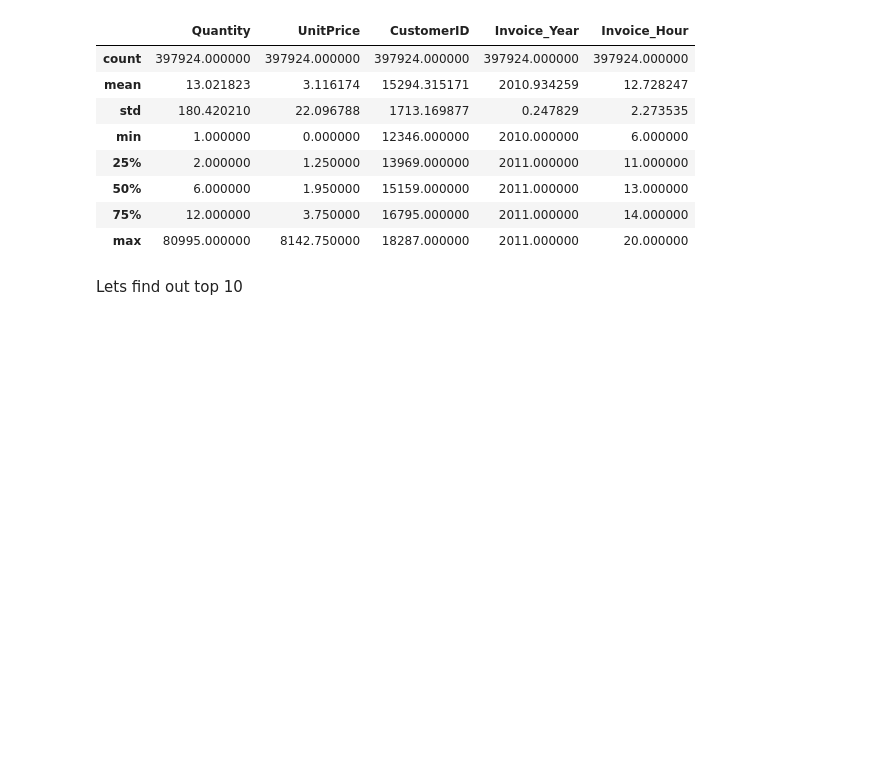
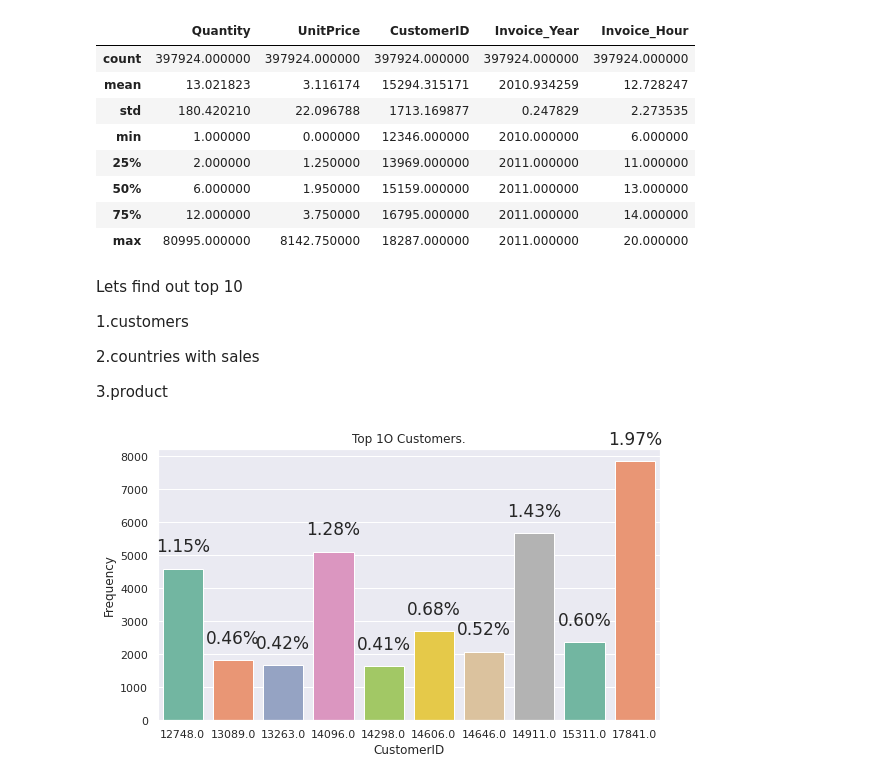
Before and after one commit to DrKamaleshR/Customersegmentation-unsupervised, a Jupyter notebook: Online_Retail_Customer_Segmentation_Capstone_Project.ipynb, the cells around one changed output. Saved outputs shown, nothing was run; the diff lists cells and outputs as text; code cells hidden in the pictures; blank space fills up the shorter version.

```diff
--- a/Online_Retail_Customer_Segmentation_Capstone_Project.ipynb
+++ b/Online_Retail_Customer_Segmentation_Capstone_Project.ipynb
@@ -203,3 +203,23 @@ CS2.describe()
 | max | 80995.000000 | 8142.750000 | 18287.000000 | 2011.000000 | 20.000000 |
 # %% [markdown]
 Lets find out top 10
+
+1.customers
+
+2.countries with sales
+
+3.product
+# %%
+#Top 10 customers
+TopCustomers = pd.DataFrame(CS2['CustomerID'].value_counts().sort_values(ascending = False).reset_index())
+TopCustomers.rename(columns = {'index':'CustomerID','CustomerID':'counts'},inplace = True)
+plt.figure(figsize = (9,5))
+plot1=sns.barplot(x = 'CustomerID',y = 'counts',palette= 'Set2',data = TopCustomers[:10])
+plt.xlabel('CustomerID')
+plt.ylabel('Frequency')
+plt.title("Top 1O Customers.")
+for p in plot1.patches:
+    height = p.get_height()
+    plot1.text(p.get_x()+p.get_width()/2, height+500, '{:1.2f}''%'.format(height/CS2.shape[0]*100),ha = "center", SIZE = 17)
+# %% [output]
+[figure, added]
```
Also changed, not shown: parts of 3 cells of this notebook.
